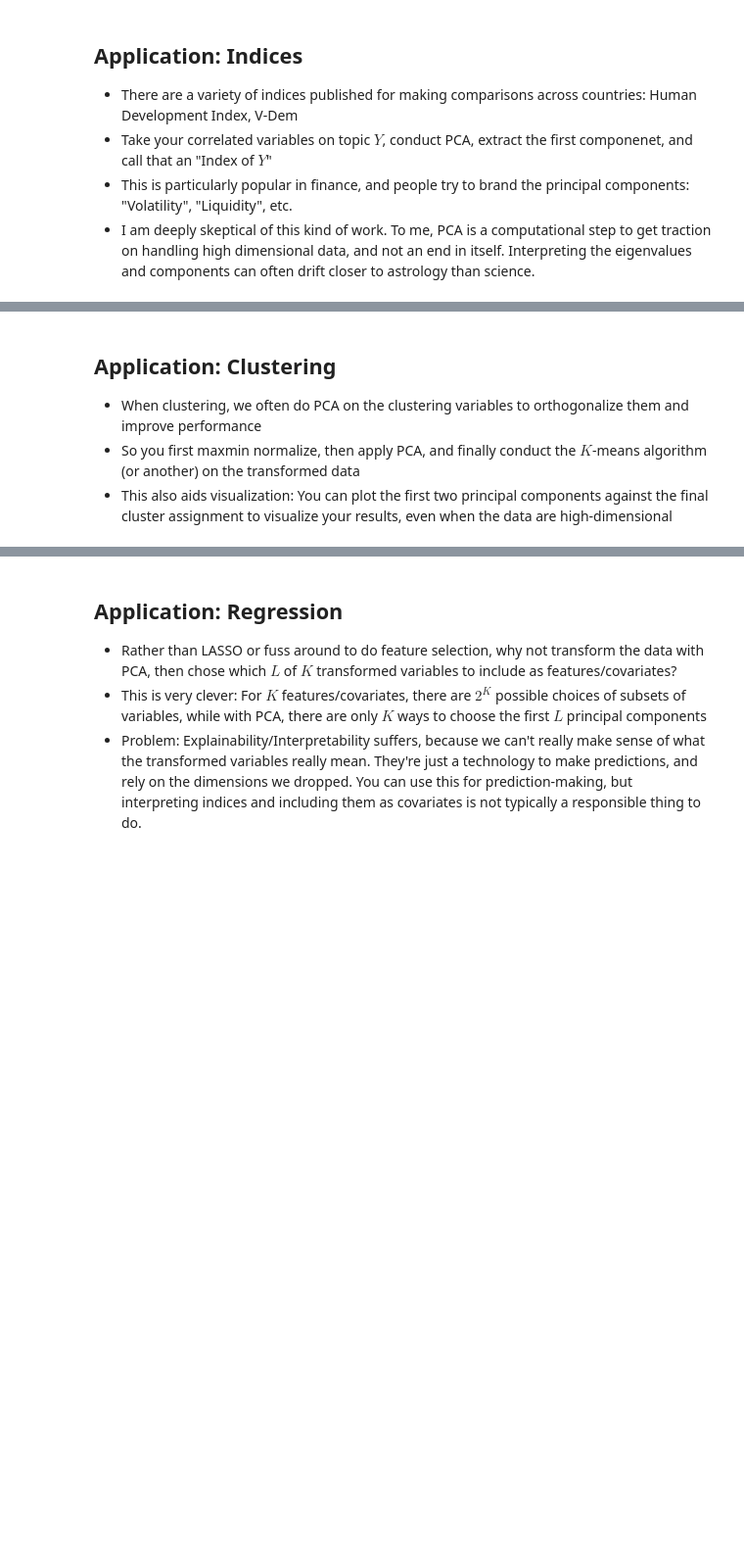
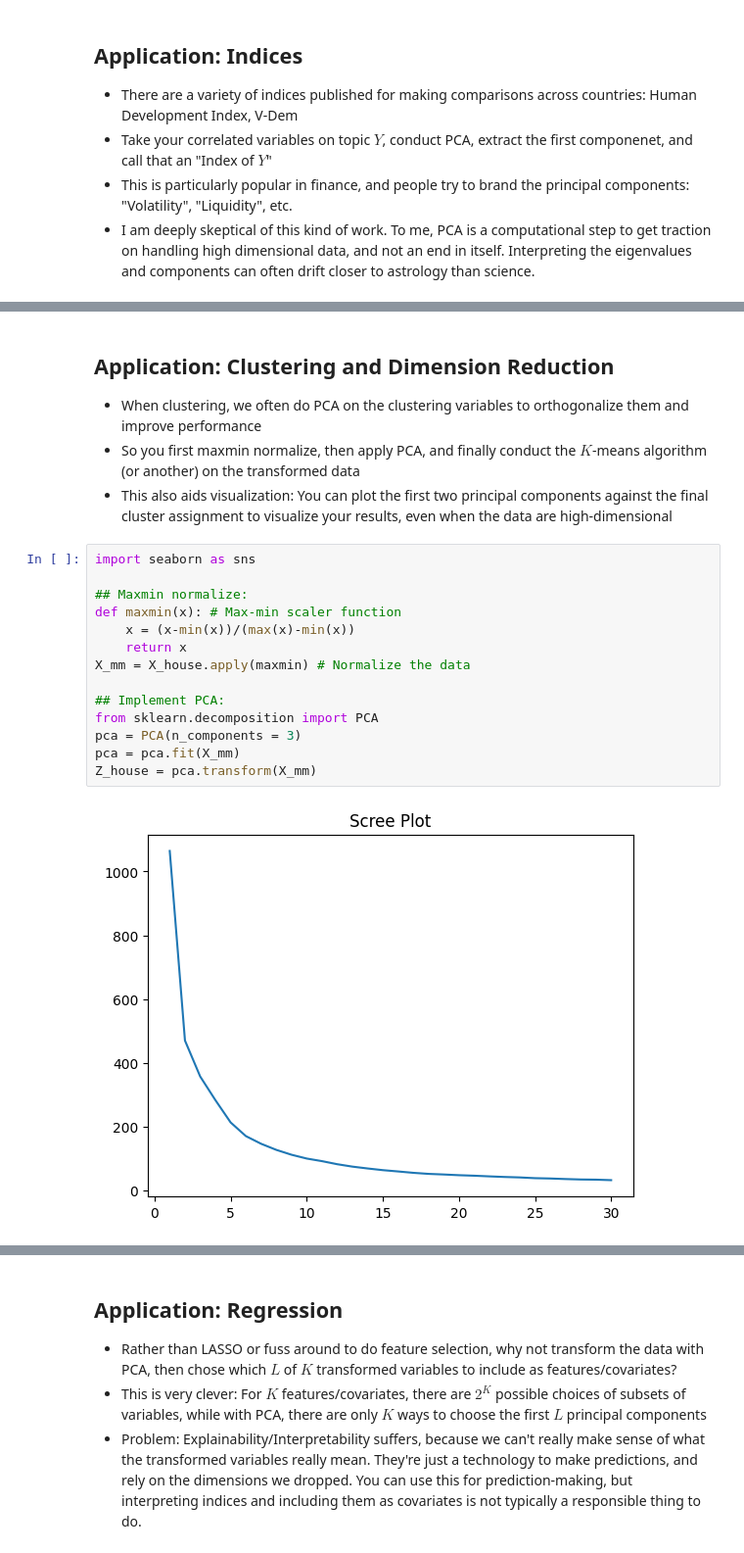
Before and after one commit to zwt4pb/PCA, a Jupyter notebook: pca.ipynb, the cells around one changed output, grey strips where cells are left out. Shown at 98% size. Cells and saved outputs as stored; diff of their text form; blank space fills up the shorter version.

```diff
--- a/pca.ipynb
+++ b/pca.ipynb
@@ -227,5 +268,21 @@ Z_house = pca.transform(X_house) # Project house data; could use new data or tes
 # %% [markdown]
-## Application: Clustering
+## Application: Clustering and Dimension Reduction
 - When clustering, we often do PCA on the clustering variables to orthogonalize them and improve performance
 - So you first maxmin normalize, then apply PCA, and finally conduct the $K$-means algorithm (or another) on the transformed data
 - This also aids visualization: You can plot the first two principal components against the final cluster assignment to visualize your results, even when the data are high-dimensional
+# %%
+import seaborn as sns
+
+## Maxmin normalize:
+def maxmin(x): # Max-min scaler function
+    x = (x-min(x))/(max(x)-min(x))
+    return x
+X_mm = X_house.apply(maxmin) # Normalize the data
+
+## Implement PCA:
+from sklearn.decomposition import PCA
+pca = PCA(n_components = 3)
+pca = pca.fit(X_mm)
+Z_house = pca.transform(X_mm)
+# %% [output]
+[figure, added]
```
Also changed, not shown: parts of 13 cells of this notebook.
